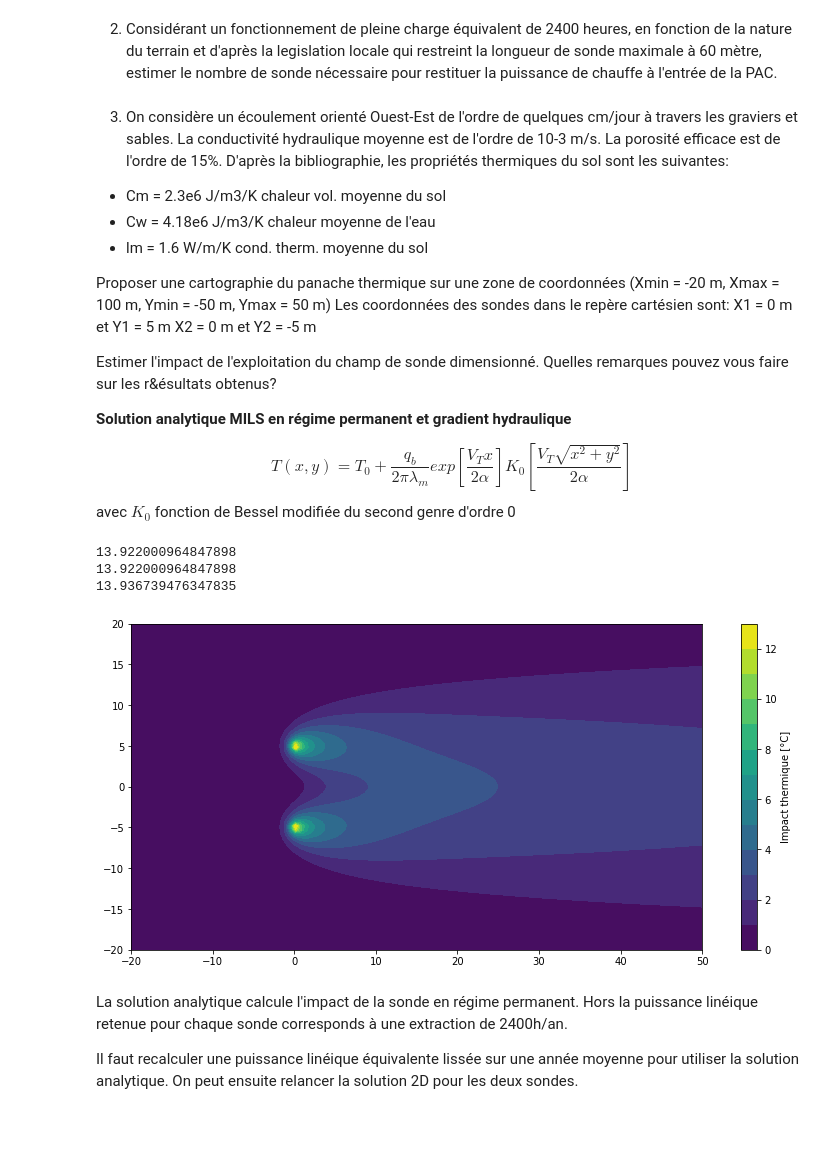
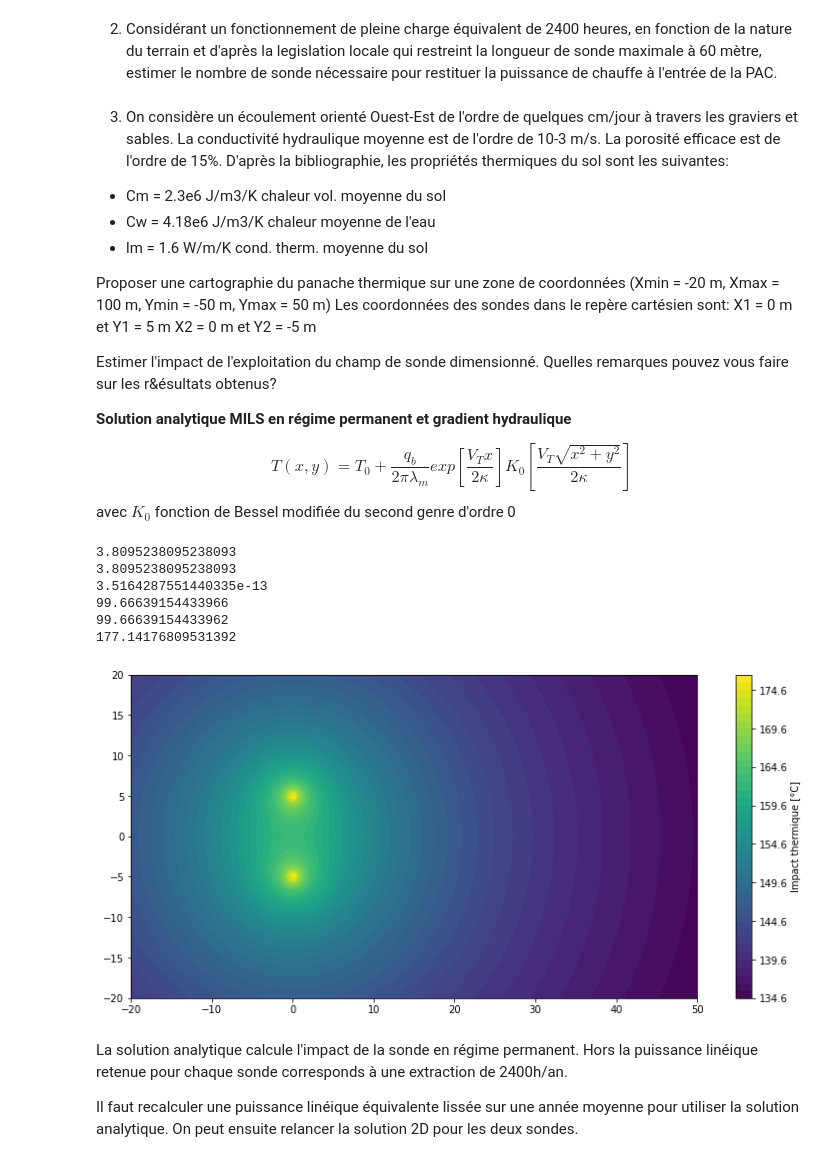
Before and after one commit to larroque852/NB_ENS3_geothermie, a Jupyter notebook: ENS3_GEOTH_EXO.ipynb, the cells around one changed output. Drawn from its saved outputs; the diff is of its cells as text; code cells hidden in the pictures; blank space fills up the shorter version.

```diff
--- a/ENS3_GEOTH_EXO.ipynb
+++ b/ENS3_GEOTH_EXO.ipynb
@@ -376,7 +348,7 @@ import matplotlib.pyplot as plt
 theta_out = 11 #temperature pompage (=température aquifère)
 theta_inj = 7 #temperature injection
 Q = 1e-3 #m3/s
-Cw = 4.18e6 #capacite thermique volumetrique eau [J/K/m3]
+Cw = 4.2e6 #capacite thermique volumetrique eau [J/K/m3]
 
 G = Q * (theta_out - theta_inj) * Cw #joule/s --> watt
 
@@ -485,7 +457,7 @@ Estimer l'impact de l'exploitation du champ de sonde dimensionné. Quelles remar
 
 **Solution analytique MILS en régime permanent et gradient hydraulique**
 
-$$	T(x,y) = T_0 + \frac{q_{b}}{2 \pi \lambda_m}exp\left[{\frac{V_T x}{2\alpha}}\right] K_0 \left[{\frac{V_T\sqrt{x^2 + y^2}}{2\alpha}}\right]
+$$	T(x,y) = T_0 + \frac{q_{b}}{2 \pi \lambda_m}exp\left[{\frac{V_T x}{2\kappa}}\right] K_0 \left[{\frac{V_T\sqrt{x^2 + y^2}}{2\kappa}}\right]
 $$
 avec $K_0$ fonction de Bessel modifiée du second genre d'ordre 0
 # %%
@@ -495,10 +467,6 @@ import pandas as pd
 import scipy.special as sp
 import matplotlib.pyplot as plt
 #import seaborn as sns
-
-Cm = 2.4e6 #J/m3/K chaleur vol. moyenne du sol
-Cw = 4.18e6 #J/m3/K chaleur moyenne de l'eau
-lm = 1.6 # W/m/K cond. therm. moyenne du sol
 
 # x,y: x-y coordinates [m]
 # ro: borehole radius [m]
@@ -524,7 +492,7 @@ def MILS_alph_ss(x,y,X0,Y0,ro,z,H,lm,Cm,vT,t,QL,ax,ay):
     y = y - Y0
     x = np.cos(alpha_rad)*x - np.sin(alpha_rad)*y
     y = np.sin(alpha_rad)*x + np.cos(alpha_rad)*y
-    return QL * (1 / 2 / 3.1415 / lm) * np.exp(uT * x / 2 / kappa) * sp.k0(uT * np.sqrt(x ** 2+y ** 2) / 2 /kappa)
+    return QL * (1 / 2 / 3.1415 / lm) * np.exp(vT * x / 2 / kappa) * sp.k0(vT * np.sqrt(x ** 2+y ** 2) / 2 /kappa)
 
 # cartographie DT en permanent
 #definition of your grid from Xmin to Xmax, and from Ymin to Ymax
@@ -543,43 +511,53 @@ xi, yi = np.meshgrid(xi, yi)
 # position de la sonde
 X1 = 0
 Y1 = 5
 X2 = 0
 Y2 = -5
+
 # parametres ecoulement aquifere
-Vhyd = 1e-2/86400 # vitesse ecoulement (m/s)
+vhyd = 1e-2/86400 # vitesse ecoulement (m/s)
 omega = 0.15 # porosite efficace
 
 ro = 0.01 # borehole radius [m]
 z = 20 # vertical coordinate [m]
 H = 60 # borehole length [m]
 lm = 1.6 # bulk thermal conductivity [W/m/K]
-Cm = 2.3e6 #volumetric heat capacity of the porous medium [J/m3/K]
-uT = Vhyd / omega #heat transport velocity [m/s] = vitesse ecoulement/porsité
+Cm = 2.4e6 #volumetric heat capacity of the porous medium [J/m3/K]
+Cw = 4.2e6 #
+Rt = Cm  / (Cw * omega)
+vT = (vhyd/86400) / Rt #heat transport velocity [m/s]
 t = 1e10 #simulation time [s]
 QL = 60 # heat flow rate per unit length of borehole [W/m]
 ax = 0 #longitudinal thermal dispersivity
 ay = 0 # transverse thermal dispersivity
+
 #MILS_alph_ss(x,y,X0,Y0,ro,z,H,lm,Cm,vT,t,QL,ax,ay)
-sonde1 = MILS_alph_ss(xi,yi,X1,Y1,ro,z,H,lm,Cm,uT,t,QL,ax,ay)
-sonde2 = MILS_alph_ss(xi,yi,X2,Y2,ro,z,H,lm,Cm,uT,t,QL,ax,ay)
+sonde1 = MILS_alph_ss(xi,yi,X1,Y1,ro,z,H,lm,Cm,vT,t,QL,ax,ay)
+sonde2 = MILS_alph_ss(xi,yi,X2,Y2,ro,z,H,lm,Cm,vT,t,QL,ax,ay)
 impact = sonde1 + sonde2
 fig, axs = plt.subplots(1,1, figsize=(14,6))
 cf = plt.contourf(xi,yi,impact,np.arange(impact.min(),impact.max(),1))
 #plt.contourf(xi,yi,impact, np.arange(0,impact.max(),2), cmap ="jet")
 #plt.contourf(xi,yi,impact, np.arange(0,100,2), cmap ="jet")
 
 axs.set_aspect('equal')
 fig.colorbar(cf, label = "Impact thermique [°C]")
 plt.plot
 
+print(Rt)
+print(Cm  / Cw / omega)
+print(vT)
 print(sonde1.max())
-print(sonde1.max())
+print(sonde2.max())
 print(impact.max())
 # %% [output]
-13.922000964847898
-13.922000964847898
-13.936739476347835
+3.8095238095238093
+3.8095238095238093
+3.5164287551440335e-13
+99.66639154433966
+99.66639154433962
+177.14176809531392
-[figure, old version]
+[figure, new version]
 # %% [markdown]
 La solution analytique calcule l'impact de la sonde en régime permanent. Hors la puissance linéique retenue pour chaque sonde corresponds à une extraction de 2400h/an.
 
```
Also changed, not shown: parts of 28 cells of this notebook.
